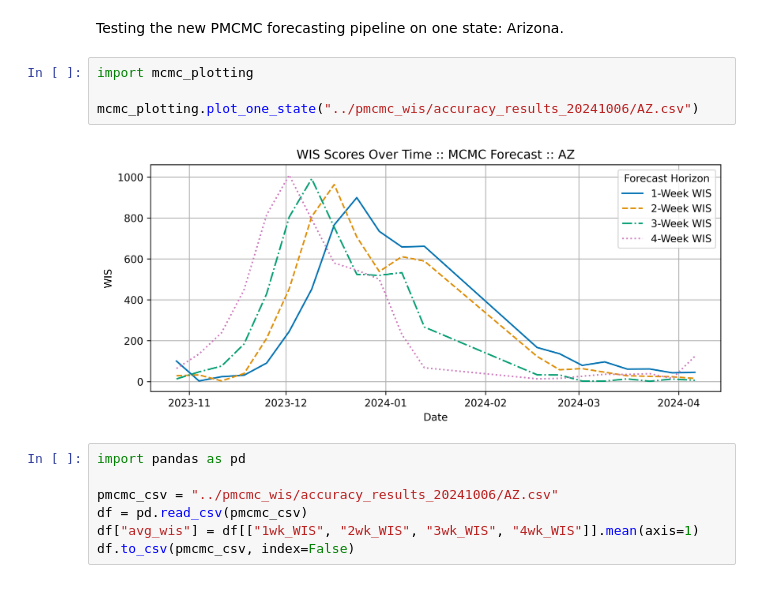
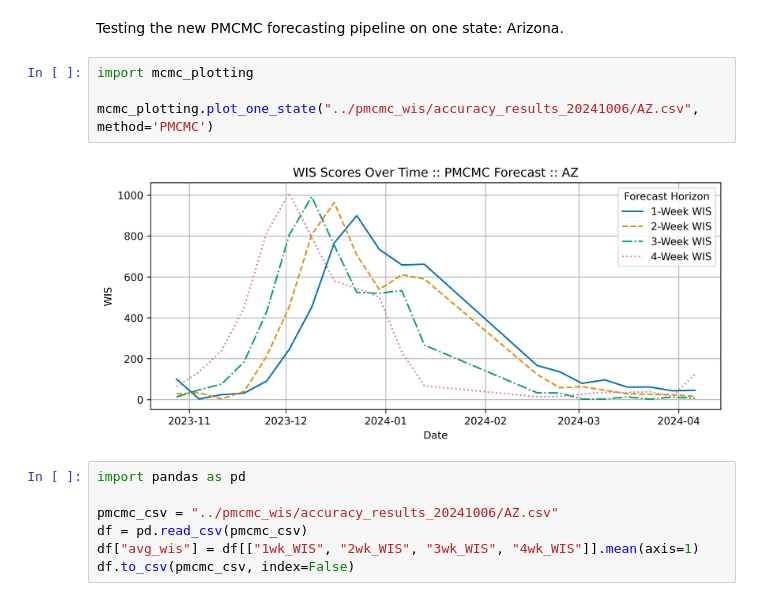
Before and after one commit to atiumcache/flu-forecast-accuracy, a Jupyter notebook: notebooks/20241006_pmcmc_tests.ipynb, the cells around one changed output. Cells and saved outputs as stored; diff of their text form.

Commit message:
fix plot title

```diff
--- a/notebooks/20241006_pmcmc_tests.ipynb
+++ b/notebooks/20241006_pmcmc_tests.ipynb
@@ -3,9 +3,9 @@ Testing the new PMCMC forecasting pipeline on one state: Arizona.
 # %%
 import mcmc_plotting
 
-mcmc_plotting.plot_one_state("../pmcmc_wis/accuracy_results_20241006/AZ.csv")
+mcmc_plotting.plot_one_state("../pmcmc_wis/accuracy_results_20241006/AZ.csv", method='PMCMC')
 # %% [output]
-[figure, old version]
+[figure, new version]
 # %%
 import pandas as pd
 
```
Also changed, not shown: 1 other file.
